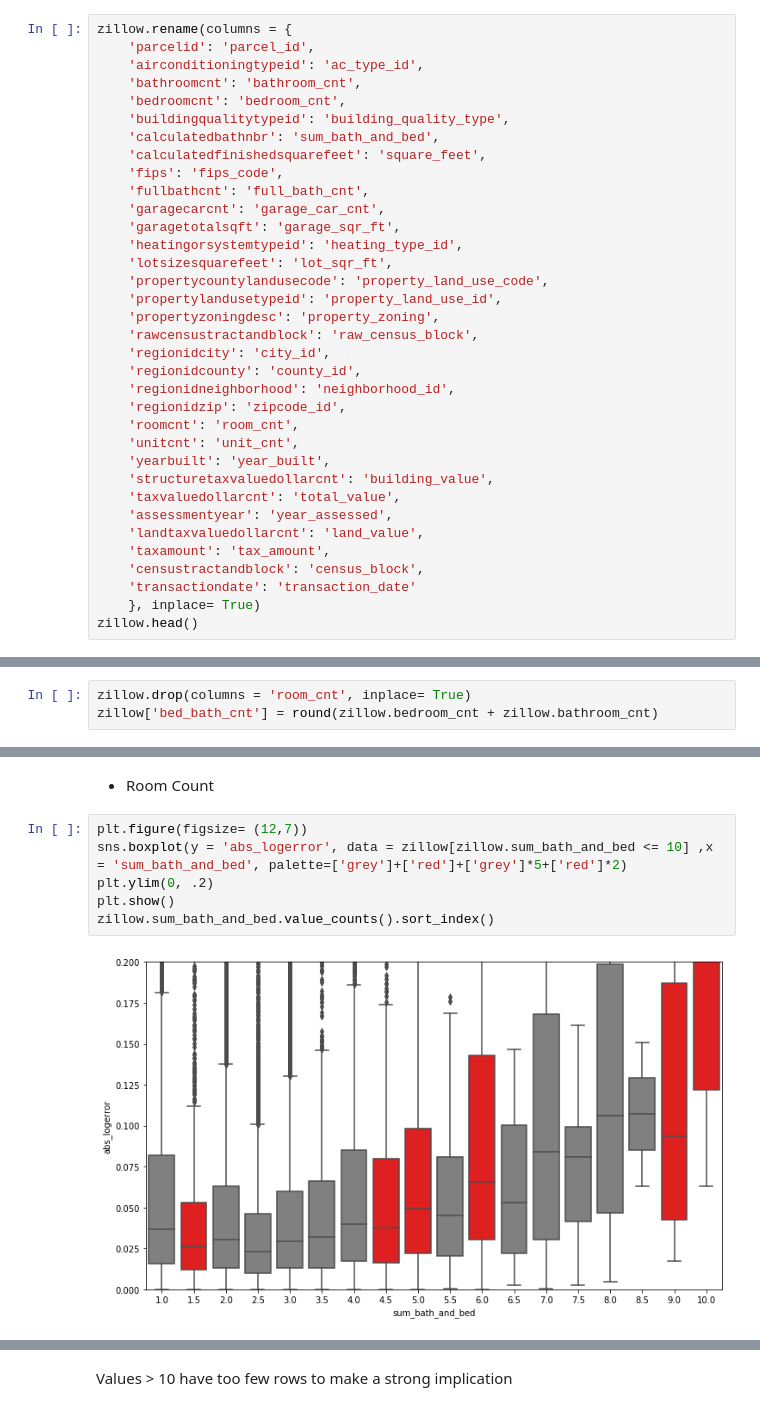
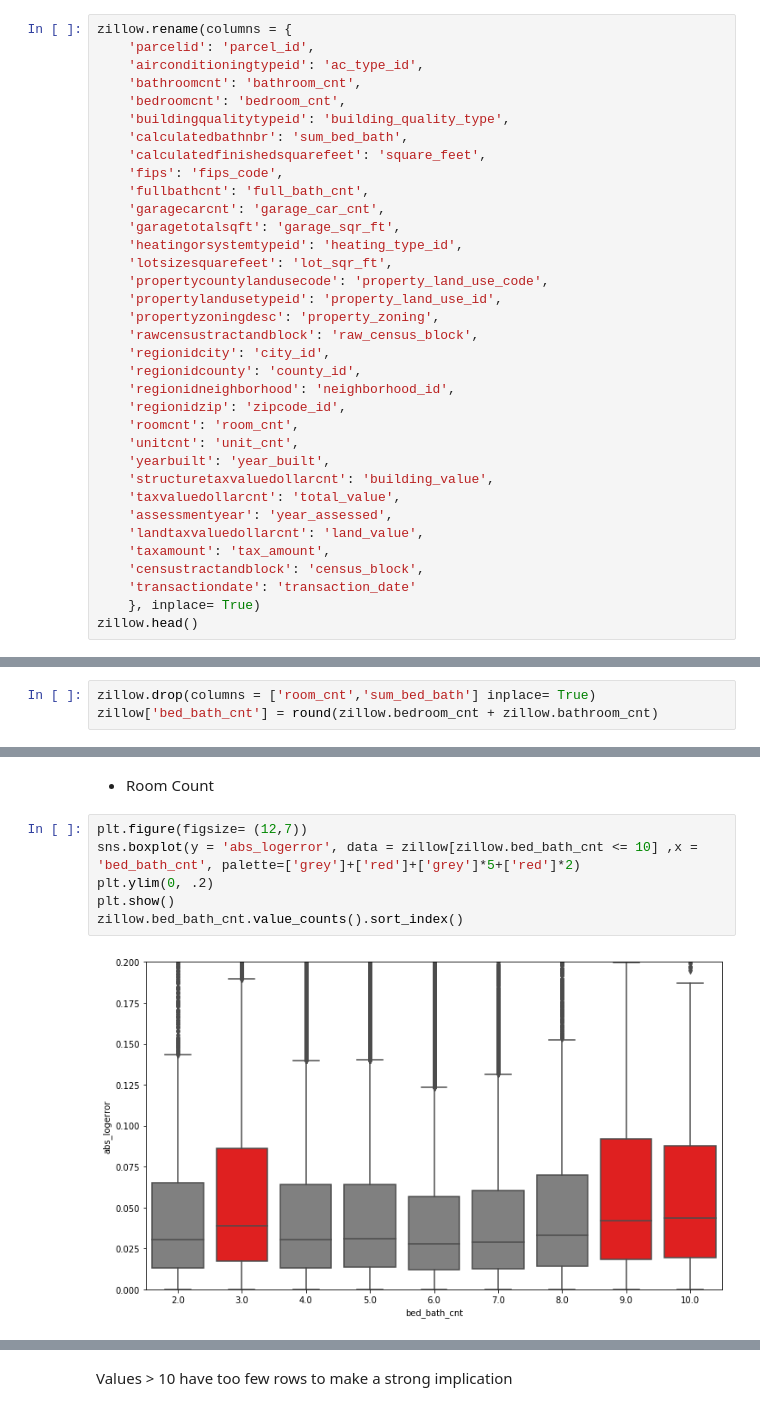
Before and after one commit to LambDom/Zillow-logerror, a Jupyter notebook: project_notebook2.ipynb, the cells around one changed output, grey strips where cells are left out. Drawn from its saved outputs; the diff is of its cells as text.

Commit message:
fixed a few columns

```diff
--- a/project_notebook2.ipynb
+++ b/project_notebook2.ipynb
@@ -111,7 +111,7 @@ zillow.rename(columns = {
     'bathroomcnt': 'bathroom_cnt',
     'bedroomcnt': 'bedroom_cnt',
     'buildingqualitytypeid': 'building_quality_type',
-    'calculatedbathnbr': 'sum_bath_and_bed',
+    'calculatedbathnbr': 'sum_bed_bath',
     'calculatedfinishedsquarefeet': 'square_feet',
     'fips': 'fips_code',
     'fullbathcnt': 'full_bath_cnt',
@@ -181,7 +184,7 @@ There are 0 invalid room counts
 # %% [markdown]
 - We're going to drop that row and re-compute a better one
 # %%
-zillow.drop(columns = 'room_cnt', inplace= True)
+zillow.drop(columns = ['room_cnt','sum_bed_bath'] inplace= True)
 zillow['bed_bath_cnt'] = round(zillow.bedroom_cnt + zillow.bathroom_cnt)
 # %% [markdown]
 **Edit Columns**
@@ -326,9 +329,9 @@ Text(0.5, 1.0, 'Is Error Different Between Counties?')
 - Room Count
 # %%
 plt.figure(figsize= (12,7))
-sns.boxplot(y = 'abs_logerror', data = zillow[zillow.sum_bath_and_bed <= 10] ,x = 'sum_bath_and_bed', palette=['grey']+['red']+['grey']*5+['red']*2)
+sns.boxplot(y = 'abs_logerror', data = zillow[zillow.bed_bath_cnt <= 10] ,x = 'bed_bath_cnt', palette=['grey']+['red']+['grey']*5+['red']*2)
 plt.ylim(0, .2)
 plt.show()
-zillow.sum_bath_and_bed.value_counts().sort_index()
+zillow.bed_bath_cnt.value_counts().sort_index()
 # %% [output]
-[figure, old version]
+[figure, new version]
```
Also changed, not shown: parts of 20 cells of this notebook.
